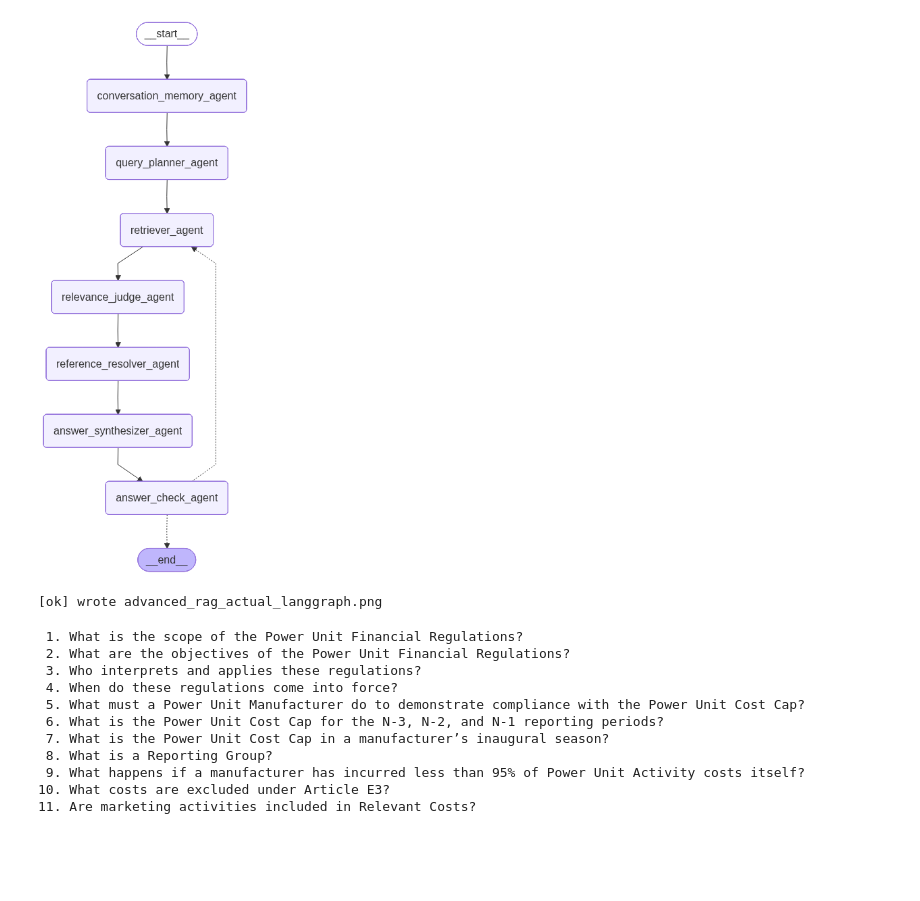
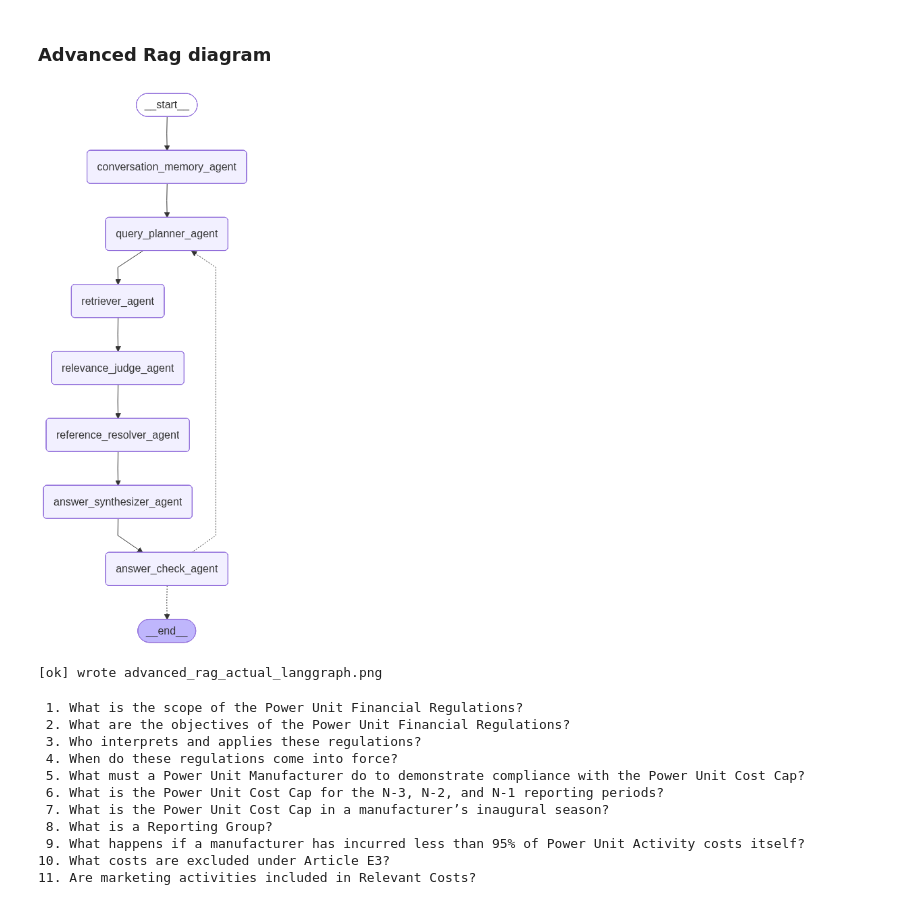
Before and after one commit to 1haochen/multi_agent_rags_f1_regulations, a Jupyter notebook: evaluation.ipynb, the cells around one changed output. Drawn from its saved outputs; the diff is of its cells as text; code cells hidden in the pictures; blank space fills up the shorter version.

```diff
--- a/evaluation.ipynb
+++ b/evaluation.ipynb
@@ -38,6 +10,10 @@ flowchart TD
+# %% [markdown]
+### Advanced Rag diagram
 # %%
-# LangGraph visualization: your *actual* advanced_rag graph (PNG)
-# Mirrors `src/advanced_rag/graph.py` (nodes + edges + conditional routing)
+# LangGraph visualization: advanced_rag graph (PNG)
+# This version plots the *intended retry* logic:
+# - If answer check fails on first pass, retry goes back through the Query Planner.
+# - On that retry, retrieval uses a larger k (state bumps top_k from 8 -> 12).
 
 from IPython.display import Image, display
 from langgraph.graph import END, START, StateGraph
@@ -65,6 +41,7 @@ client = object()
 retriever = object()
 model = "gpt-4o-mini"
 TOP_K = 8
+RETRY_TOP_K = 12
 
 
 graph = StateGraph(AdvancedRagState)
@@ -81,6 +58,7 @@ graph.add_node(
 
 graph.add_node(
     "retriever_agent",
+    # `retriever_node` will actually use `state["top_k"]` if present; otherwise it falls back to TOP_K.
     lambda s: retriever_node(s, retriever=retriever, top_k=TOP_K),
 )
 
@@ -107,10 +85,12 @@ graph.add_node(
 
 graph.add_node(
     "answer_check_agent",
+    # `answer_check_node` will (on first failure) increment retry_count,
+    # append an additional_query_hint to the rewritten query, and bump state["top_k"] to >= RETRY_TOP_K.
     lambda s: answer_check_node(s, client=client, model=model),
 )
 
-# Edges (exact order from `src/advanced_rag/graph.py`)
+# Edges
 
 graph.add_edge(START, "conversation_memory_agent")
 
@@ -131,36 +111,36 @@ def _route_after_check(state: AdvancedRagState) -> str:
     if state.get("answer_supported", False):
         return END
     if state.get("retry_count", 0) >= 1:
         return END
-    return "retriever_agent"
+    return "query_planner_agent"
 
 
 graph.add_conditional_edges(
     "answer_check_agent",
     _route_after_check,
     {
         END: END,
-        "retriever_agent": "retriever_agent",
+        "query_planner_agent": "query_planner_agent",
     },
 )
 
 app = graph.compile()
 
 # Render PNG in notebook (and save to disk)
 kwargs = {}
 if MermaidDrawMethod is not None:
     kwargs["draw_method"] = MermaidDrawMethod.API
 
 png_bytes = app.get_graph().draw_mermaid_png(**kwargs)
 
 out_path = "advanced_rag_actual_langgraph.png"
 with open(out_path, "wb") as f:
     f.write(png_bytes)
 
 display(Image(png_bytes))
 print(f"[ok] wrote {out_path}")
 # %% [output]
-[figure, old version]
+[figure, new version]
 [ok] wrote advanced_rag_actual_langgraph.png
 # %%
 from __future__ import annotations
```
Also changed, not shown: parts of 6 cells of this notebook, 11 other files.
